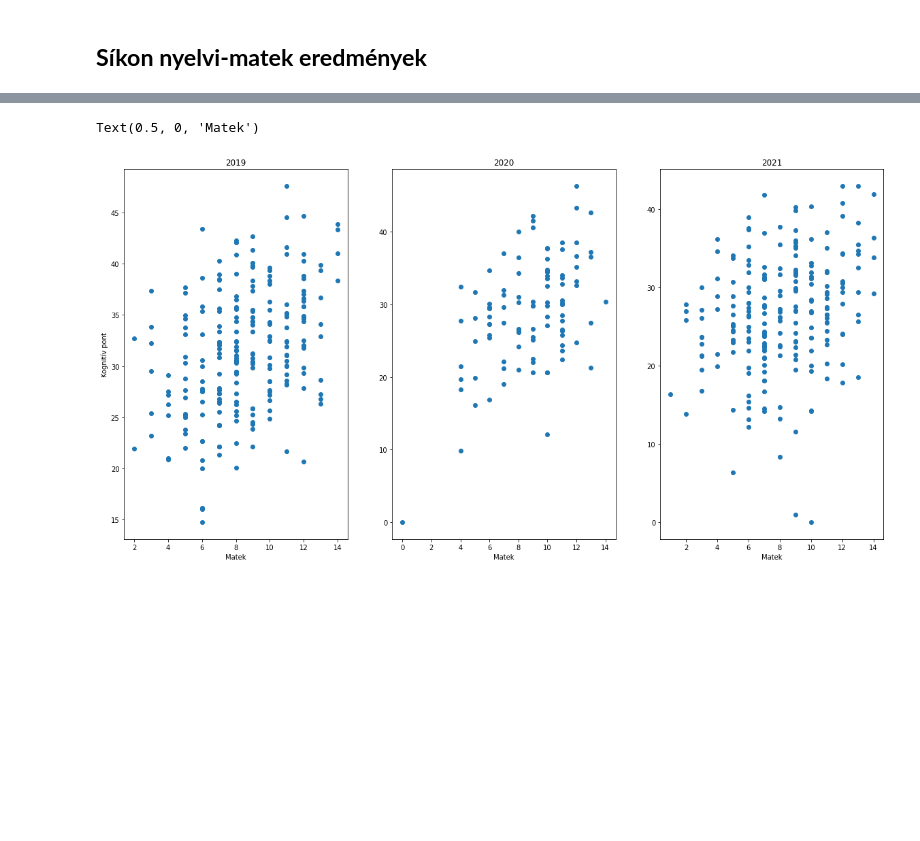
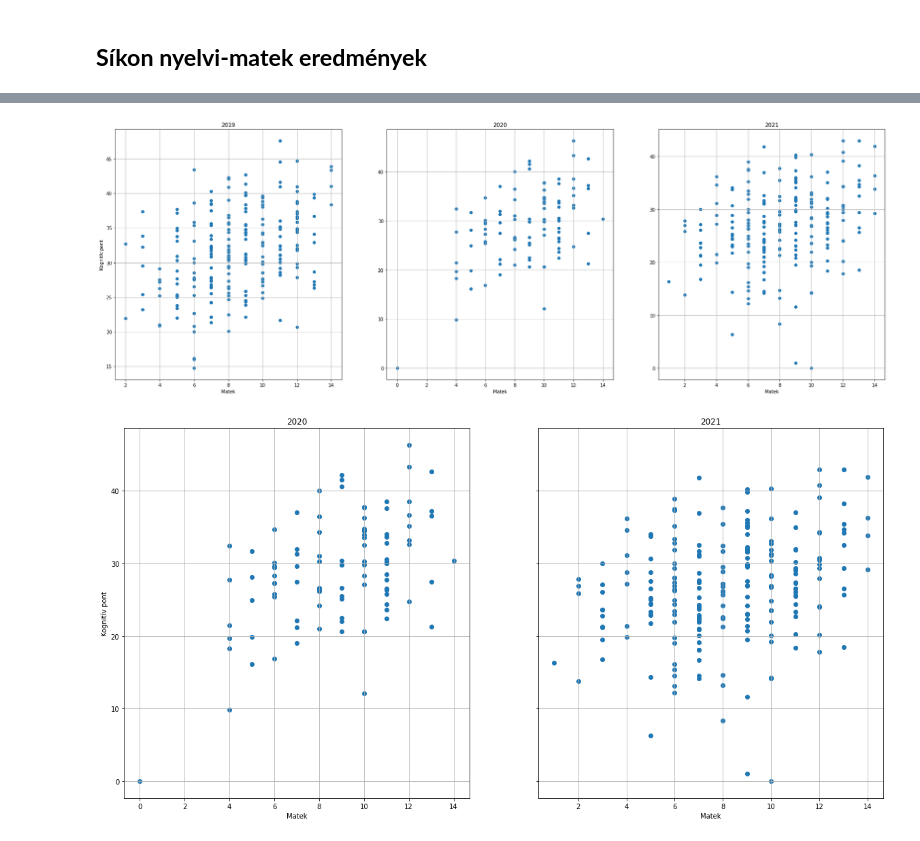
Before and after one commit to konderal333/-nkutfel, a Jupyter notebook: ONKUTFEL2/öngud.ipynb, the cells around one changed output, grey strips where cells are left out. Cells and saved outputs as stored; diff of their text form; code cells hidden in the pictures; blank space fills up the shorter version.

```diff
--- a/ONKUTFEL2/öngud.ipynb
+++ b/ONKUTFEL2/öngud.ipynb
@@ -494,16 +492,34 @@ data_2019['Kognitív pont'] = new_col
 # %%
-fig, axes = plt.subplots(1,3, figsize=(20,10))
+fig, axes = plt.subplots(1,3, figsize=(30,10))
 
 axes[0].scatter(list(data_2019['Matek helyes']), list(data_2019['Kognitív pont'].astype(float)))
 axes[0].set_title('2019')
 axes[0].set_xlabel('Matek')
 axes[0].set_ylabel('Kognitív pont')
+axes[0].grid()
 axes[1].scatter(list(data_2020['Matek helyes']), list(data_2020['Kognitív pont']))
 axes[1].set_title('2020')
 axes[1].set_xlabel('Matek')
+axes[1].grid()
 axes[2].scatter(list(data_2021['Matek helyes']), list(data_2021['Kognitív pont']))
 axes[2].set_title('2021')
 axes[2].set_xlabel('Matek')
+axes[2].grid()
 # %% [output]
-Text(0.5, 0, 'Matek')
-[figure, old version]
+[figure, new version]
+# %%
+# egy skálán a 2020 és 2021
+
+fig, axes = plt.subplots(1,2, figsize=(20,10), sharey=True)
+
+axes[0].scatter(list(data_2020['Matek helyes']), list(data_2020['Kognitív pont'].astype(float)))
+axes[0].set_title('2020')
+axes[0].set_xlabel('Matek')
+axes[0].set_ylabel('Kognitív pont')
+axes[0].grid()
+axes[1].scatter(list(data_2021['Matek helyes']), list(data_2021['Kognitív pont']))
+axes[1].set_title('2021')
+axes[1].set_xlabel('Matek')
+axes[1].grid()
+# %% [output]
+[figure, added]
```
Also changed, not shown: parts of 3 cells of this notebook.
